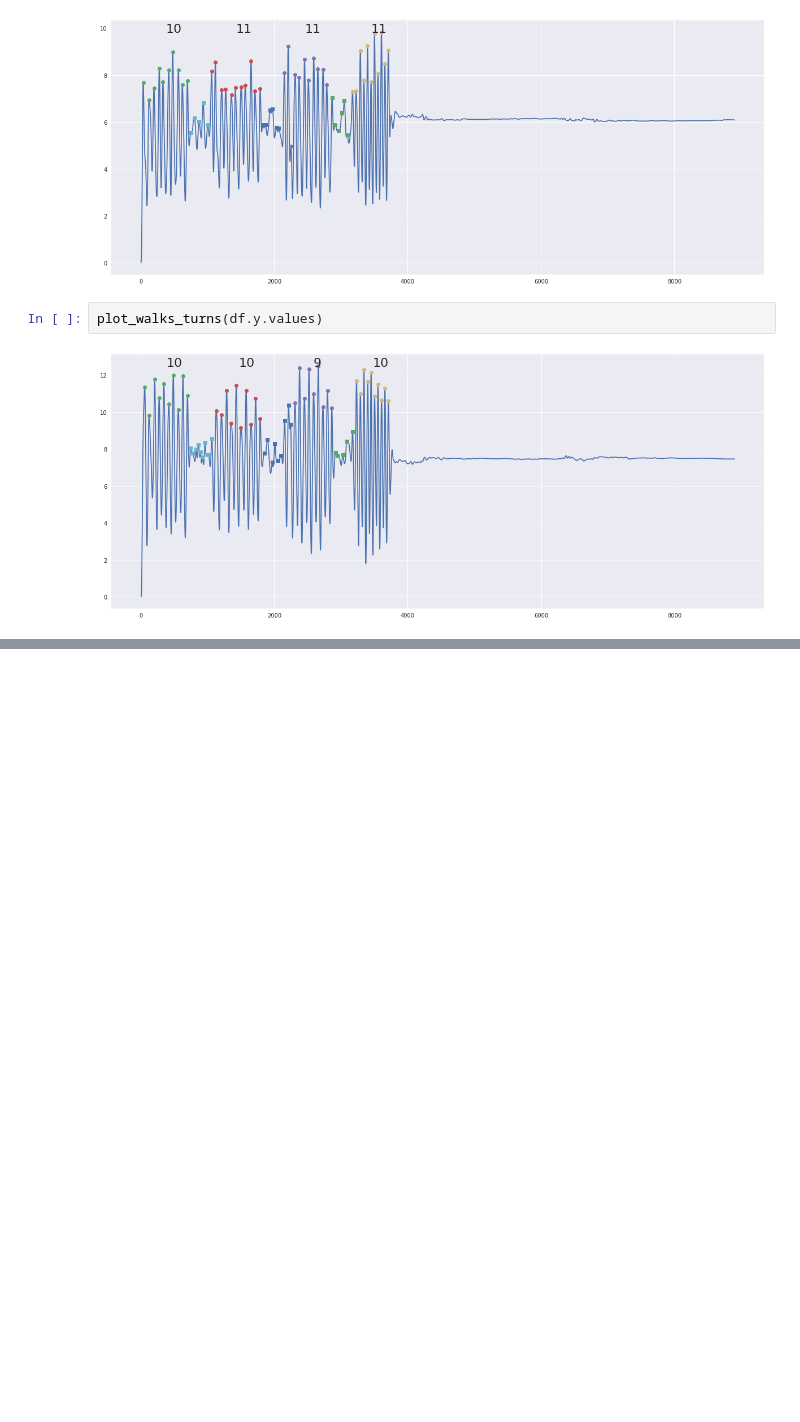
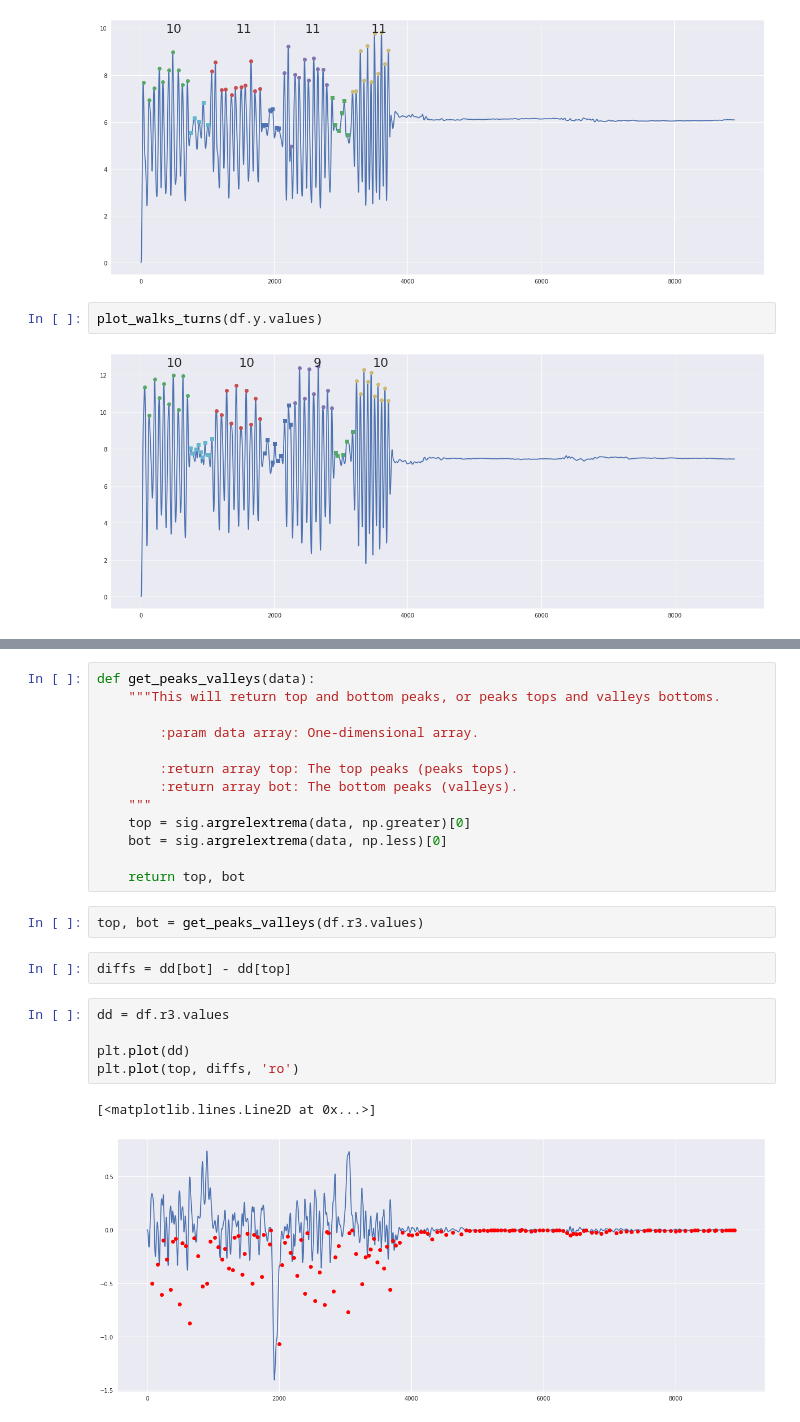
Before and after one commit to pdkit/pdkit, a Jupyter notebook: notebooks/ACC_WALK_TURN_DETECTION.ipynb, the cells around one changed output, grey strips where cells are left out. Drawn from its saved outputs; the diff is of its cells as text; blank space fills up the shorter version.

```diff
--- a/notebooks/ACC_WALK_TURN_DETECTION.ipynb
+++ b/notebooks/ACC_WALK_TURN_DETECTION.ipynb
@@ -240,0 +255,25 @@ plot_walks_turns(df.y.values)
+# %%
+def get_peaks_valleys(data):
+    """This will return top and bottom peaks, or peaks tops and valleys bottoms.
+
+        :param data array: One-dimensional array.
+
+        :return array top: The top peaks (peaks tops).
+        :return array bot: The bottom peaks (valleys).
+    """
+    top = sig.argrelextrema(data, np.greater)[0]
+    bot = sig.argrelextrema(data, np.less)[0]
+
+    return top, bot
+# %%
+top, bot = get_peaks_valleys(df.r3.values)
+# %%
+diffs = dd[bot] - dd[top]
+# %%
+dd = df.r3.values
+
+plt.plot(dd)
+plt.plot(top, diffs, 'ro')
+# %% [output]
+[<matplotlib.lines.Line2D at 0x...>]
+[figure, added]
```
Also changed, not shown: parts of 42 cells of this notebook, 1 other file.
